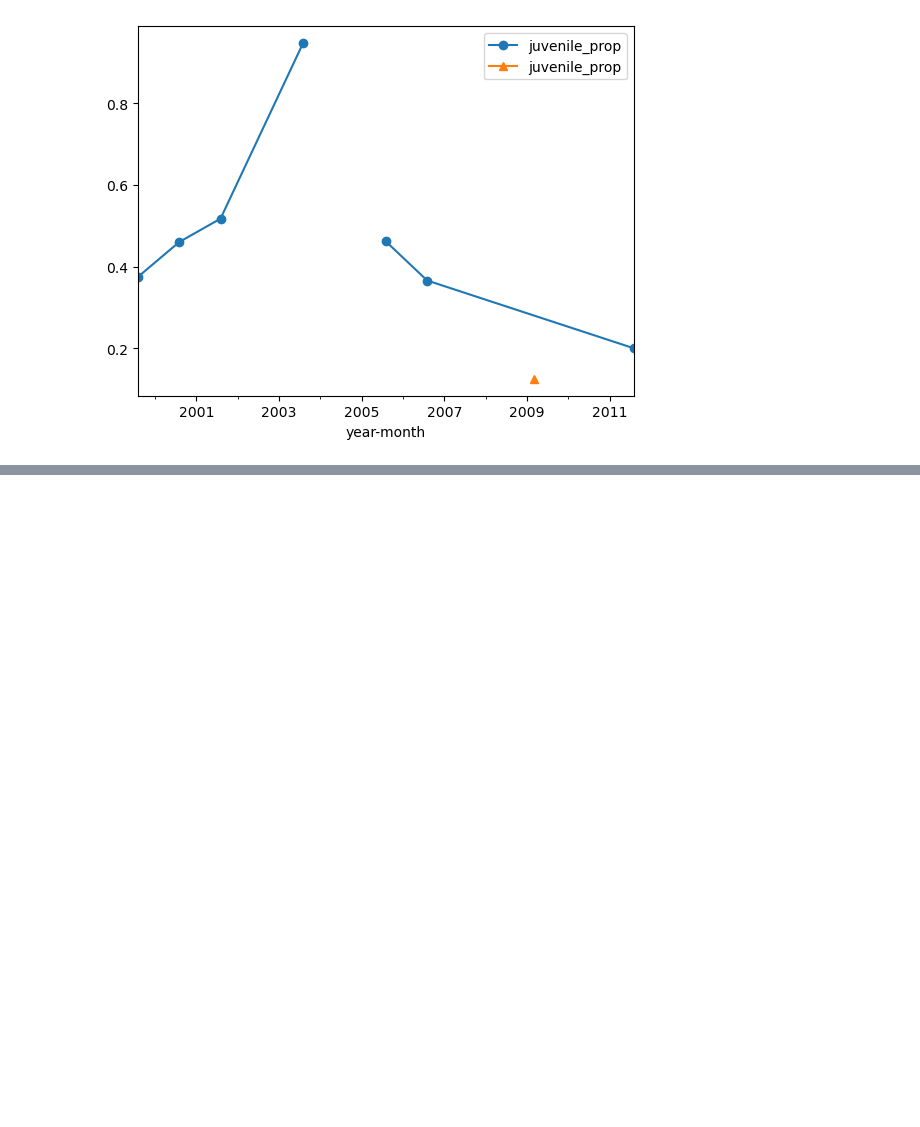
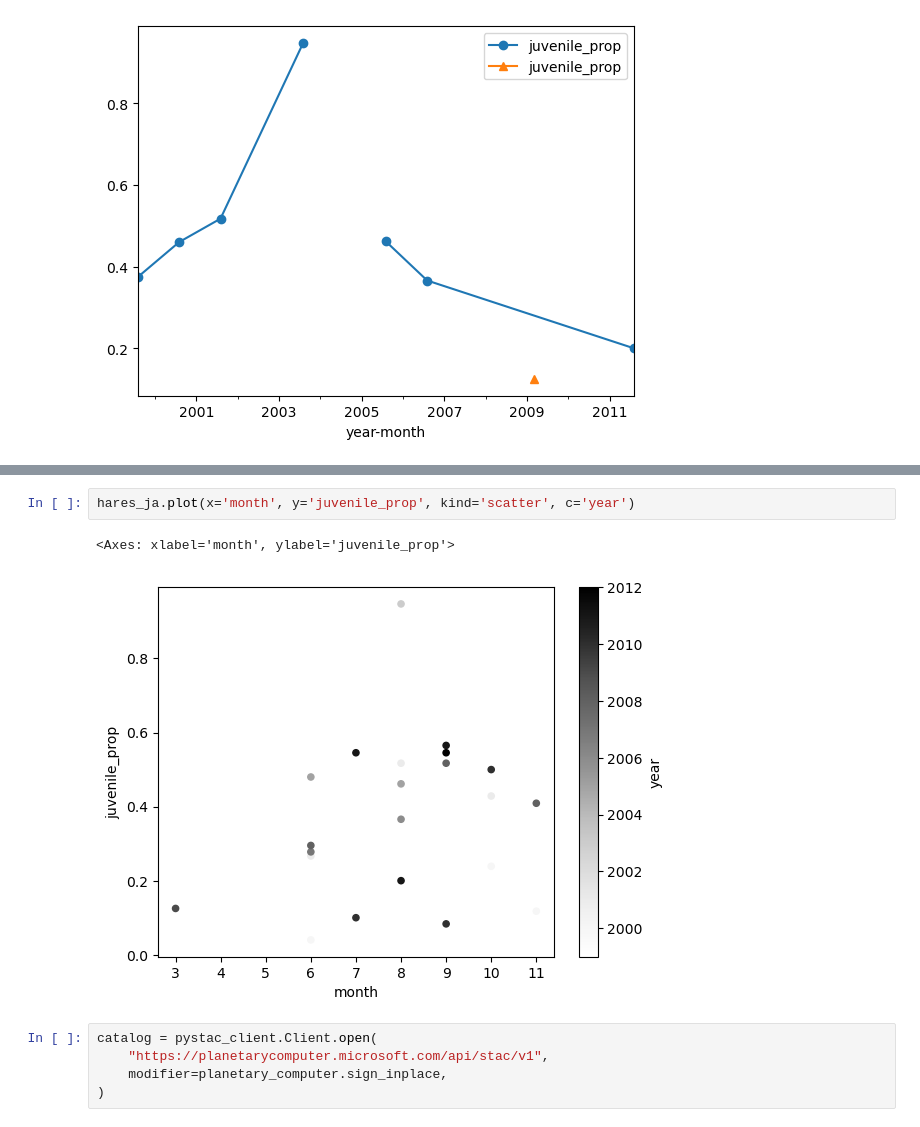
Before and after one commit to MEDS-eds-220/MEDS-eds-220-course, a Jupyter notebook: book/chapters/lesson-18-linear-regression/lesson-18-linear-regression.ipynb, the cells around one changed output, grey strips where cells are left out. Drawn from its saved outputs; the diff is of its cells as text; blank space fills up the shorter version.

```diff
--- a/book/chapters/lesson-18-linear-regression/lesson-18-linear-regression.ipynb
+++ b/book/chapters/lesson-18-linear-regression/lesson-18-linear-regression.ipynb
@@ -160,0 +165,10 @@ hares_ja['month'] = hares_ja['year-month'].dt.month
+# %%
+hares_ja.plot(x='month', y='juvenile_prop', kind='scatter', c='year')
+# %% [output]
+<Axes: xlabel='month', ylabel='juvenile_prop'>
+[figure, added]
+# %%
+catalog = pystac_client.Client.open(
+    "https://planetarycomputer.microsoft.com/api/stac/v1",
+    modifier=planetary_computer.sign_inplace,
+)
```
Also changed, not shown: parts of 4 cells of this notebook.
